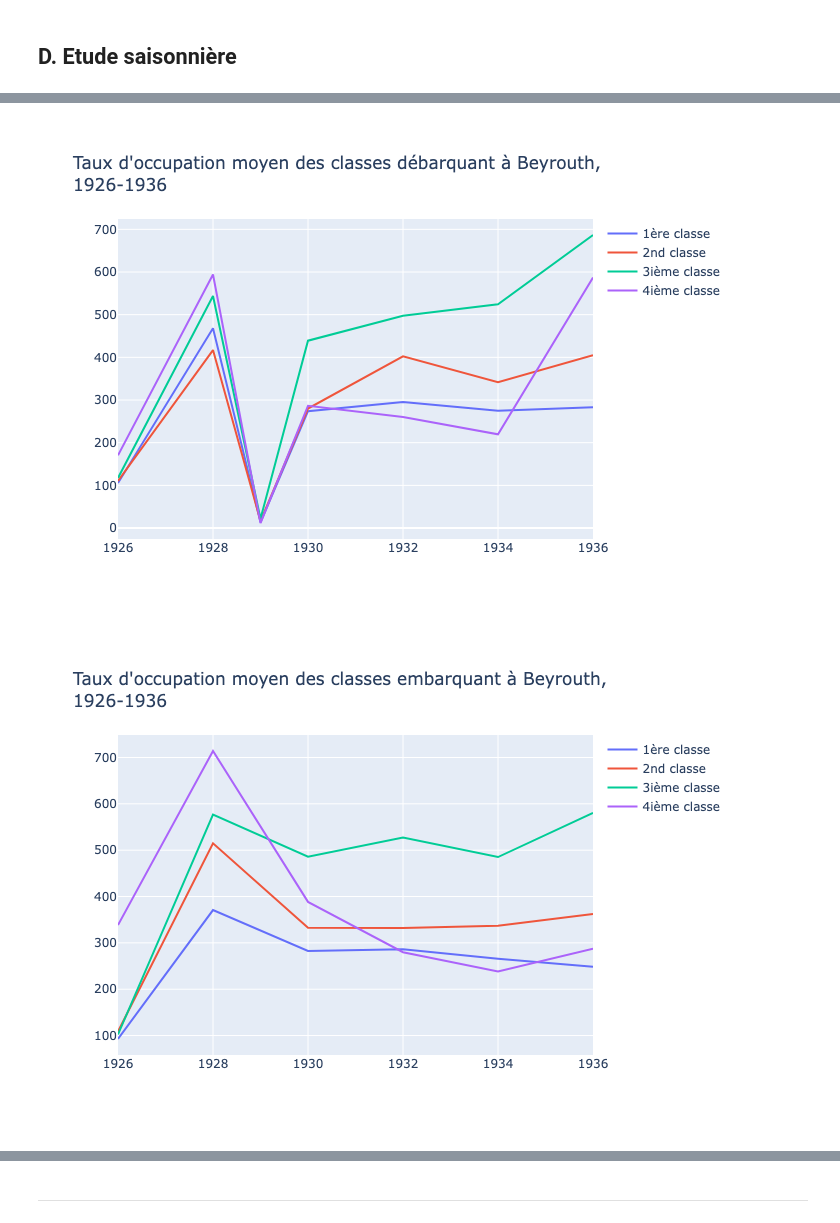
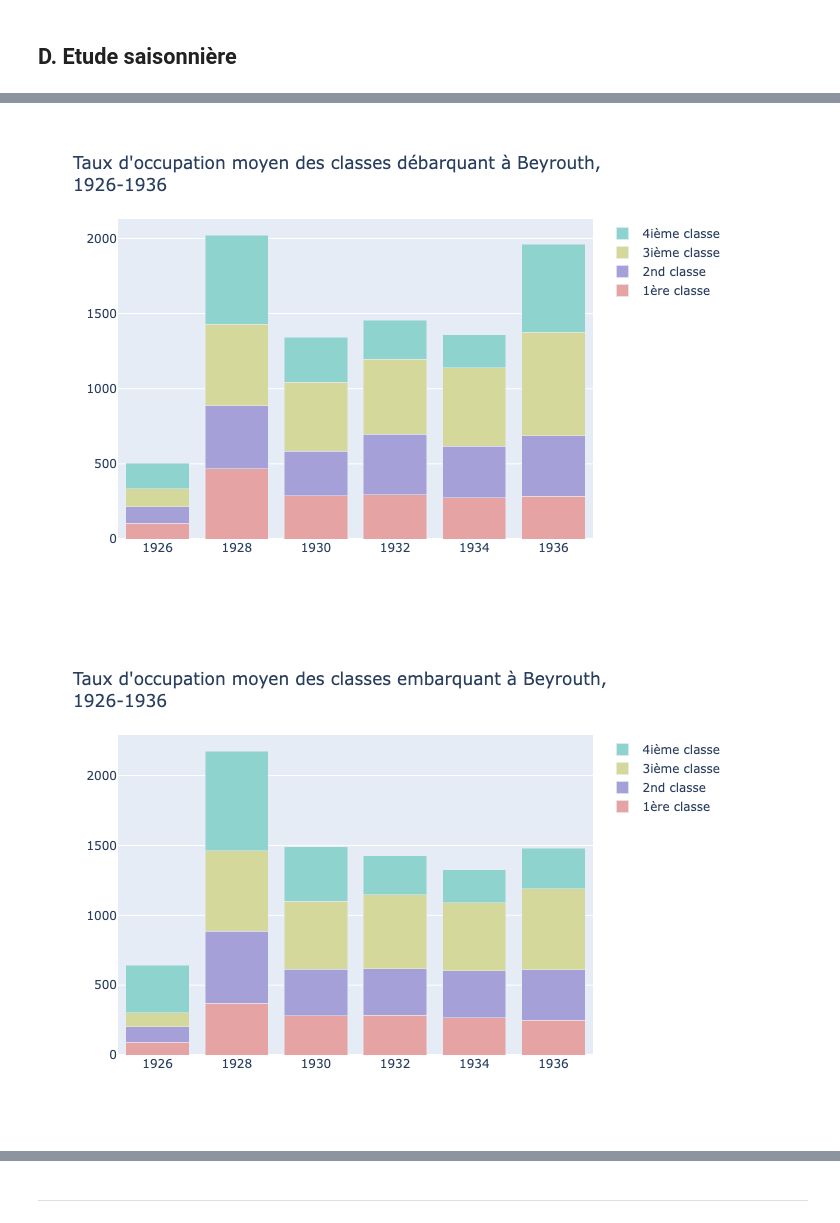
Before and after one commit to lod4hss-projects/borders, a Jupyter notebook: analysis/analysis.ipynb, the cells around one changed output, grey strips where cells are left out. Cells and saved outputs as stored; diff of their text form; code cells hidden in the pictures.

```diff
--- a/analysis/analysis.ipynb
+++ b/analysis/analysis.ipynb
@@ -462,7 +529,7 @@ display(Image(filename="beirut-person-cargo.png"))
 # %%
 fig = go.Figure()
-fig.add_trace(go.Scatter(x=haifa_departure_year["year"], y=haifa_departure_year["income_passenger"], mode="lines", name="Personnes"))
-fig.add_trace(go.Scatter(x=haifa_departure_year["year"], y=haifa_departure_year["income_cargo"], mode="lines", name="Marchandises"))
+fig.add_trace(go.Bar(x=haifa_departure_year["year"], y=haifa_departure_year["income_passenger"], name="Personnes", marker_color=COLORS['Haifa']['persons']['money'], width=0.5))
+fig.add_trace(go.Bar(x=haifa_departure_year["year"], y=haifa_departure_year["income_cargo"], name="Marchandises", marker_color=COLORS['Haifa']['cargo']['money'], width=0.5))
 fig.update_layout(title=f"Comparaison des recettes du transport de personnes et marchandises<br>à Haifa, {begin_year}-{end_year}", xaxis_title="Années", yaxis_title="Recette, en Franc")
 fig.write_image("haifa-person-cargo.png")
 display(Image(filename="haifa-person-cargo.png"))
@@ -475,6 +542,7 @@ display(Image(filename="haifa-person-cargo.png"))
 beirut_arrivals_months_all, beirut_departure_months_all = get_group_by_months(beirut_arrivals, beirut_departures)
 beirut_arrivals_months_after_1933, beirut_departure_months_after_1933 = get_group_by_months(beirut_arrivals[beirut_arrivals['year'].isin([1934, 1936])], beirut_departures[beirut_departures['year'].isin([1934, 1936])])
 beirut_arrivals_months_before_1933, beirut_departure_months_before_1933 = get_group_by_months(beirut_arrivals[beirut_arrivals['year'].isin([1930, 1932])], beirut_departures[beirut_departures['year'].isin([1930, 1932])])
+haifa_arrivals_months_all, haifa_departure_months_all = get_group_by_months(haifa_arrivals, haifa_departures)
 
 months = ["Jan", "Fév", "Mar", "Avr", "Mai", "Juin", "Juil", "Août", "Sep", "Oct", "Nov", "Déc"]
 # %%
@@ -571,29 +721,30 @@ beirut_departure_year['e_4_rate'] = 100 * beirut_departure_year['e_4'] / 500
 # %%
 def add_line_traces(fig, df, columns):
-    for col, name in columns.items():
-        fig.add_trace(go.Scatter(x=df["year"], y=df[col], mode="lines", name=name))
+    for col, name, color in columns:
+        fig.add_trace(go.Bar(x=df["year"], y=df[col], name=name, marker_color=color))
+
 
 fig = go.Figure()
-add_line_traces(fig, beirut_arrivals_year, {
-    "d_1_rate": "1ère classe",
-    "d_2_rate": "2nd classe",
-    "d_3_rate": "3ième classe",
-    "d_4_rate": "4ième classe"
-})
-fig.update_layout(title=f"Taux d'occupation moyen des classes débarquant à Beyrouth,<br>{begin_year}-{end_year}")
+add_line_traces(fig, beirut_arrivals_year, [
+    ("d_1_rate", "1ère classe", COLORS_CLASSES[0]),
+    ("d_2_rate", "2nd classe", COLORS_CLASSES[1]),
+    ("d_3_rate", "3ième classe", COLORS_CLASSES[2]),
+    ("d_4_rate", "4ième classe", COLORS_CLASSES[3]),
+])
+fig.update_layout(title=f"Taux d'occupation moyen des classes débarquant à Beyrouth,<br>{begin_year}-{end_year}", barmode="stack")
 fig.write_image("beirut-persons-arrivals-year-avg-classes.png")
 display(Image(filename="beirut-persons-arrivals-year-avg-classes.png"))
 
 fig = go.Figure()
-add_line_traces(fig, beirut_departure_year, {
-    "e_1_rate": "1ère classe",
-    "e_2_rate": "2nd classe",
-    "e_3_rate": "3ième classe",
-    "e_4_rate": "4ième classe"
-})
-fig.update_layout(title=f"Taux d'occupation moyen des classes embarquant à Beyrouth,<br>{begin_year}-{end_year}")
+add_line_traces(fig, beirut_departure_year, [
+    ("e_1_rate", "1ère classe", COLORS_CLASSES[0]),
+    ("e_2_rate", "2nd classe", COLORS_CLASSES[1]),
+    ("e_3_rate", "3ième classe", COLORS_CLASSES[2]),
+    ("e_4_rate", "4ième classe", COLORS_CLASSES[3]),
+])
+fig.update_layout(title=f"Taux d'occupation moyen des classes embarquant à Beyrouth,<br>{begin_year}-{end_year}", barmode="stack")
 fig.write_image("beirut-persons-departures-year-avg-classes.png")
 display(Image(filename="beirut-persons-departures-year-avg-classes.png"))
 # %% [output]
-[figure, old version]
+[figure, new version]
-[figure, old version]
+[figure, new version]
```
Also changed, not shown: parts of 25 cells of this notebook, 31 other files.
